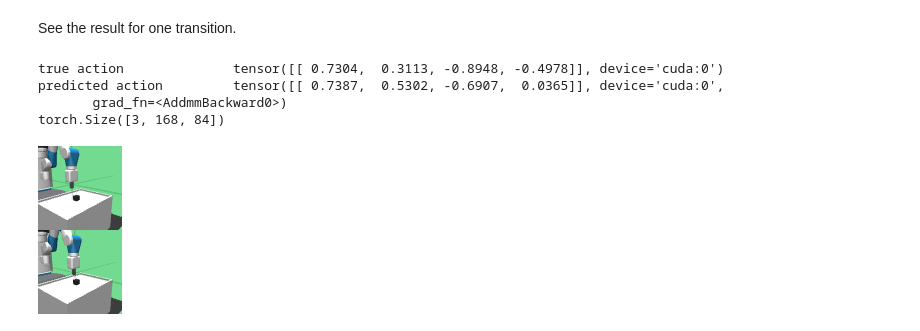
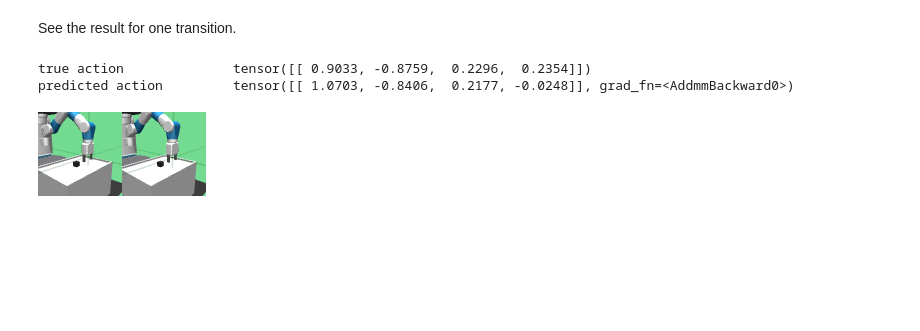
Before and after one commit to qgallouedec/lge, a Jupyter notebook: notebooks/inverse_model_fetch.ipynb, the cells around one changed output. Drawn from its saved outputs; the diff is of its cells as text; code cells hidden in the pictures; blank space fills up the shorter version.

```diff
--- a/notebooks/inverse_model_fetch.ipynb
+++ b/notebooks/inverse_model_fetch.ipynb
@@ -9,9 +9,8 @@ import gym
 import gym_robotics
 from stable_baselines3.common.env_util import make_vec_env
 from stable_baselines3.common.vec_env import VecTransposeImage
-from go_explore.utils import AtariWrapper
 
-n_envs = 3
+n_envs = 8
 
 env = VecTransposeImage(
     make_vec_env(
@@ -35,6 +34,11 @@ actions = [
     [1, 0, 0, 0],
     [0, 1, 0, 0],
     [0, 0, 1, 0],
+    [1, 0, 0, 0],
+    [0, 1, 0, 0],
+    [0, 0, 1, 0],
+    [1, 0, 0, 0],
+    [0, 1, 0, 0],
 ]
 actions = np.array(actions)
 
@@ -139,7 +151,7 @@ Train the model.
 import torch.nn.functional as F
 
 
-for epoch in range(10_000):
+for epoch in range(3_000):
     # Sample
     sample = train_buffer.sample(32)
     observations = sample.observations.float() / 255
@@ -158,7 +170,7 @@ for epoch in range(10_000):
     loss.backward()
     optimizer.step()
 
-    if epoch % 500 == 0:
+    if epoch % 100 == 0:
         sample = test_buffer.sample(32)
         observations = sample.observations.float() / 255
         next_observations = sample.next_observations.float() / 255
@@ -184,25 +205,25 @@ See the result for one transition.
 # %%
 # Sample one transition
 sample = test_buffer.sample(1)
 observations = sample.observations.float() / 255
 next_observations = sample.next_observations.float() / 255
 actions = sample.actions
 
 # Predict the action
 inverse_model.eval()
 pred_actions = inverse_model(observations, next_observations)
 
 # See the result
 print("true action\t\t", actions)
 print("predicted action\t", pred_actions)
 
-x = torch.dstack((sample.observations, sample.next_observations)).squeeze()
-print(x.shape)
-im = Image.fromarray(x.moveaxis(0, 2).detach().cpu().numpy())
-display(im)
+
+observation = sample.observations.squeeze().moveaxis(0, 2).detach().cpu().numpy()
+next_observation = sample.next_observations.squeeze().moveaxis(0, 2).detach().cpu().numpy()
+img = np.hstack((observation, next_observation))
+img = Image.fromarray(img)
+display(img)
 # %% [output]
-true action              tensor([[ 0.7304,  0.3113, -0.8948, -0.4978]], device='cuda:0')
-predicted action         tensor([[ 0.7387,  0.5302, -0.6907,  0.0365]], device='cuda:0',
-       grad_fn=<AddmmBackward0>)
-torch.Size([3, 168, 84])
+true action              tensor([[ 0.9033, -0.8759,  0.2296,  0.2354]])
+predicted action         tensor([[ 1.0703, -0.8406,  0.2177, -0.0248]], grad_fn=<AddmmBackward0>)
-[figure, old version]
+[figure, new version]
```
Also changed, not shown: parts of 3 cells of this notebook.
